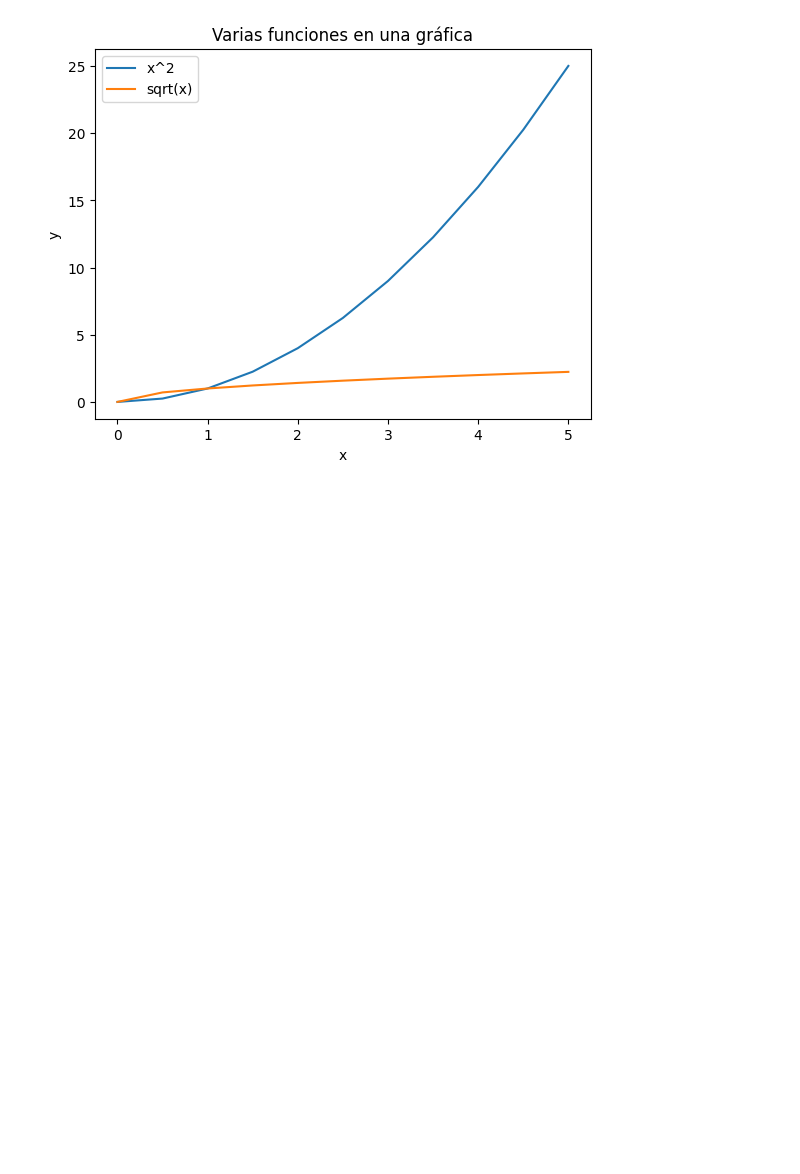
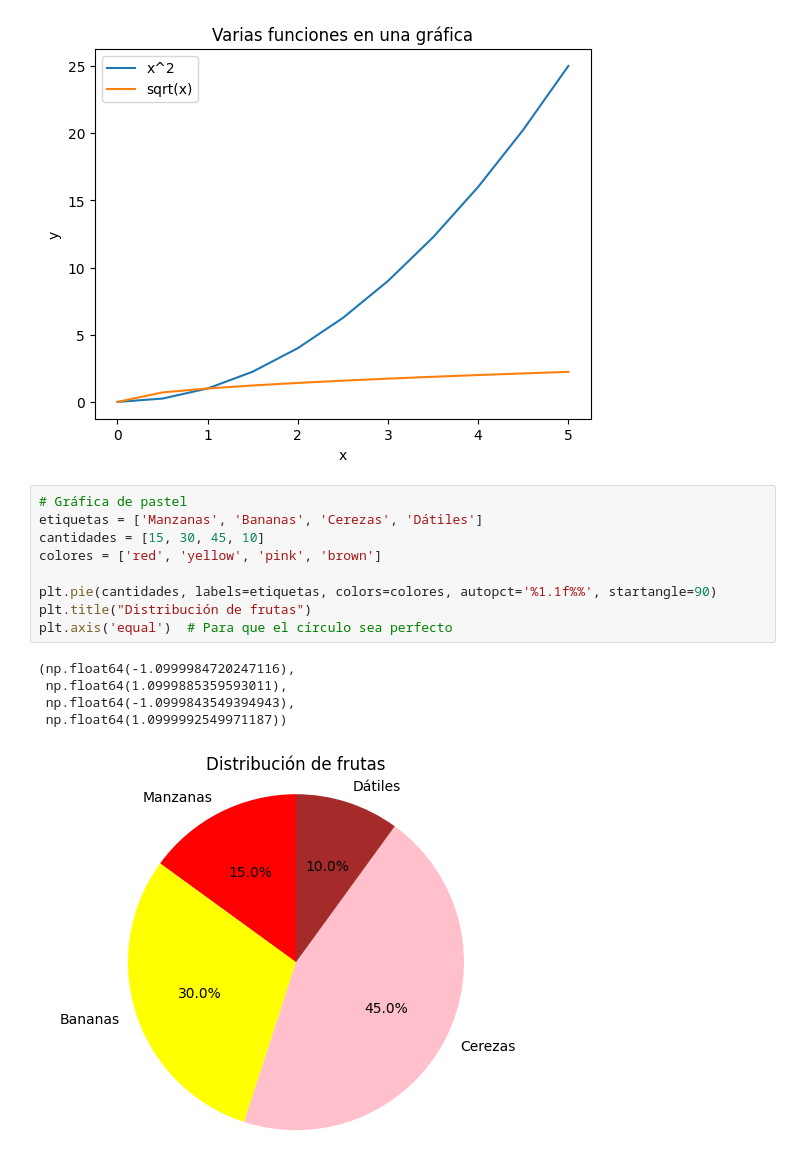
Before and after one commit to Divione-AAA/Ciencia-de-datos, a Jupyter notebook: matplotlib.ipynb, the cells around one changed output. Drawn from its saved outputs; the diff is of its cells as text; blank space fills up the shorter version.

```diff
--- a/matplotlib.ipynb
+++ b/matplotlib.ipynb
@@ -66,3 +66,18 @@ plt.legend()
 plt.show()
 # %% [output]
 [figure]
+# %%
+# Gráfica de pastel
+etiquetas = ['Manzanas', 'Bananas', 'Cerezas', 'Dátiles']
+cantidades = [15, 30, 45, 10]
+colores = ['red', 'yellow', 'pink', 'brown']
+
+plt.pie(cantidades, labels=etiquetas, colors=colores, autopct='%1.1f%%', startangle=90)
+plt.title("Distribución de frutas")
+plt.axis('equal')  # Para que el círculo sea perfecto
+# %% [output]
+(np.float64(-1.0999984720247116),
+ np.float64(1.0999885359593011),
+ np.float64(-1.0999843549394943),
+ np.float64(1.0999992549971187))
+[figure, added]
```
Also changed, not shown: parts of 1 cell of this notebook.
